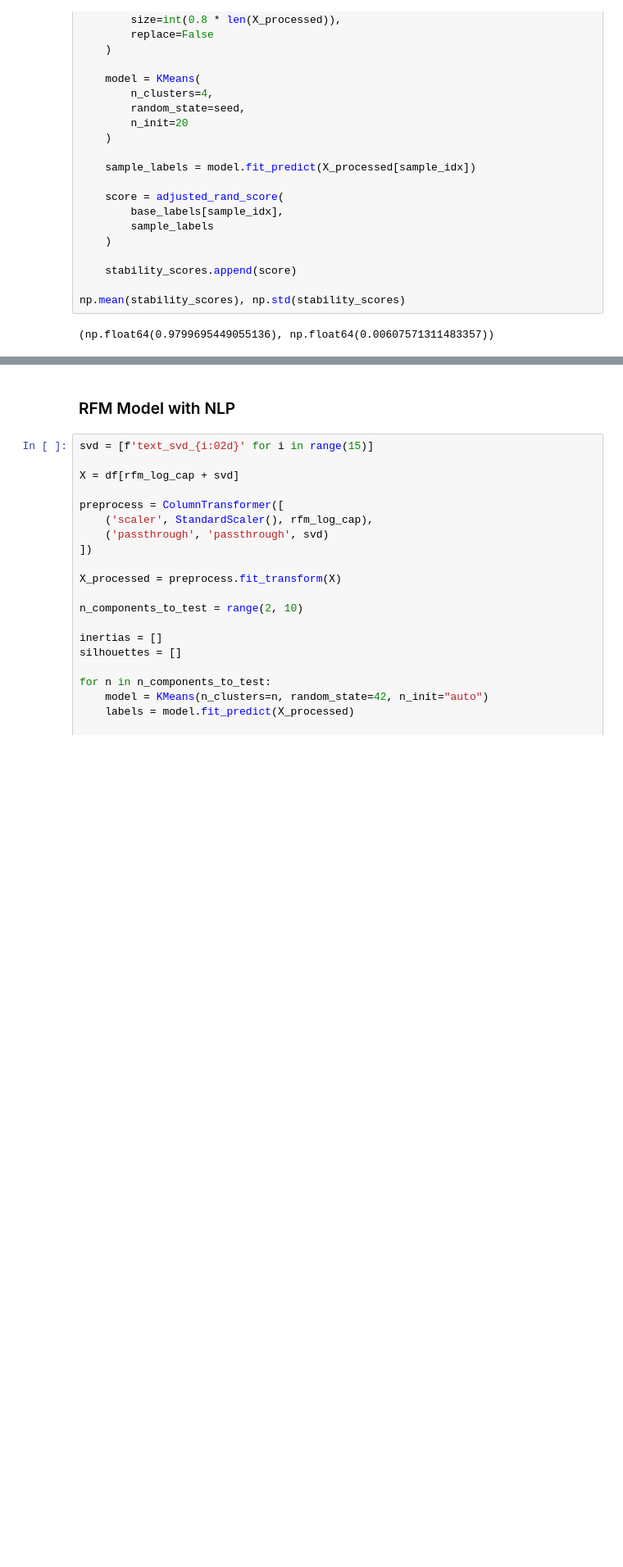
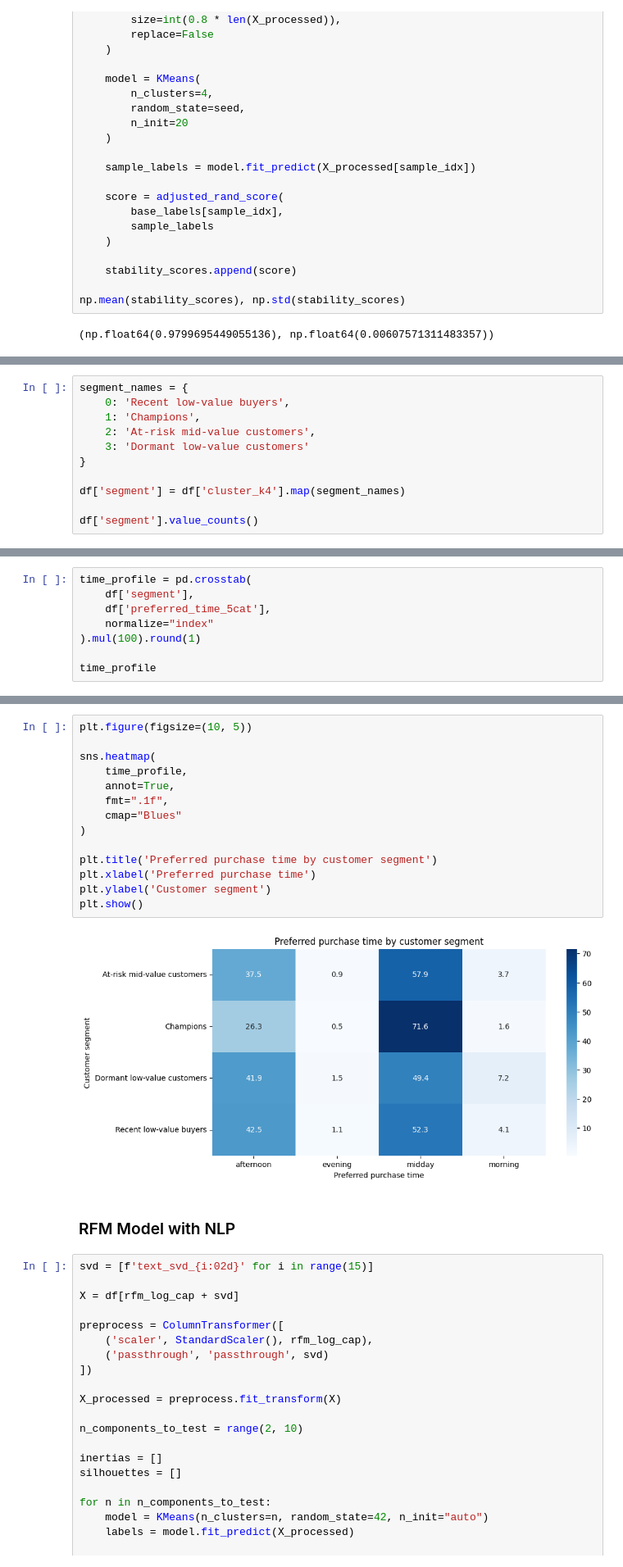
Before and after one commit to Thoericht/customer-segmentation-rfm-nlp, a Jupyter notebook: 02_notebooks/04_clustering.ipynb, the cells around one changed output, grey strips where cells are left out. Shown at 82% size. Cells and saved outputs as stored; diff of their text form; blank space fills up the shorter version.

Commit message:
updated customer activity profile

```diff
--- a/02_notebooks/04_clustering.ipynb
+++ b/02_notebooks/04_clustering.ipynb
@@ -241,3 +241,14 @@ max_ari             0.9854
 n_runs             10.0000
 sample_fraction     0.8000
 dtype: float64
+# %%
+segment_names = {
+    0: 'Recent low-value buyers',
+    1: 'Champions',
+    2: 'At-risk mid-value customers',
+    3: 'Dormant low-value customers'
+}
+
+df['segment'] = df['cluster_k4'].map(segment_names)
+
+df['segment'].value_counts()
@@ -243,0 +319,8 @@ dtype: float64
+# %%
+time_profile = pd.crosstab(
+    df['segment'],
+    df['preferred_time_5cat'],
+    normalize="index"
+).mul(100).round(1)
+
+time_profile
@@ -244,3 +334,19 @@ dtype: float64
+# %%
+plt.figure(figsize=(10, 5))
+
+sns.heatmap(
+    time_profile,
+    annot=True,
+    fmt=".1f",
+    cmap="Blues"
+)
+
+plt.title('Preferred purchase time by customer segment')
+plt.xlabel('Preferred purchase time')
+plt.ylabel('Customer segment')
+plt.show()
+# %% [output]
+[figure, added]
 # %% [markdown]
 ### RFM Model with NLP
 # %%
```
Also changed, not shown: parts of 9 cells of this notebook.
